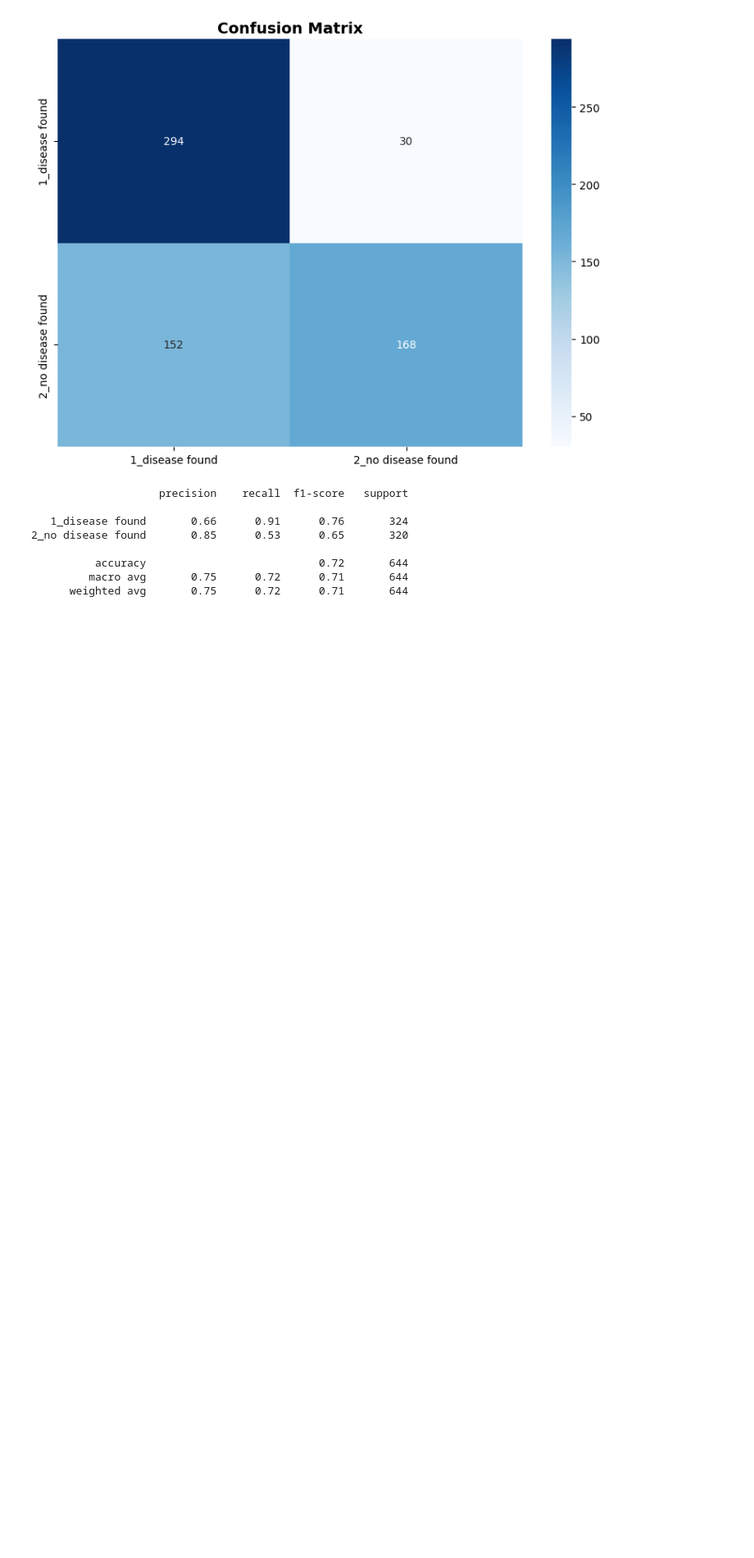
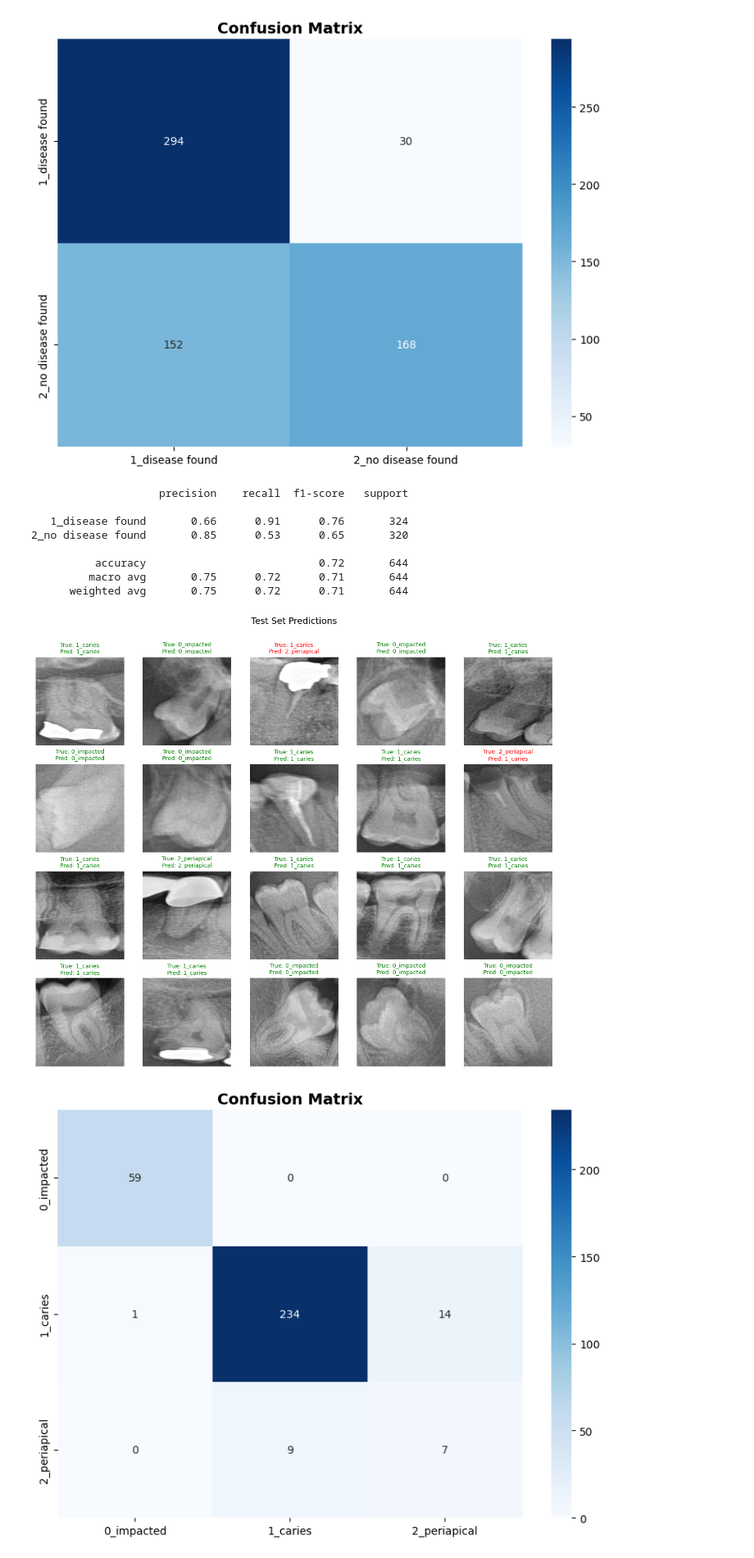
Before and after one commit to abdubakr77/dental-xray-ai, a Jupyter notebook: Notebooks/08_stage3_disease_classifier.ipynb, the cells around one changed output. Shown at 82% size. Drawn from its saved outputs; the diff is of its cells as text; code cells hidden in the pictures; blank space fills up the shorter version.

Commit message:
feat(stage-3): train and evaluate disease classifier

```diff
--- a/Notebooks/08_stage3_disease_classifier.ipynb
+++ b/Notebooks/08_stage3_disease_classifier.ipynb
@@ -181,3 +181,33 @@ show_confusion_matrix(all_labels,all_preds,h_uh_train_dataset.classes,save_dir=o
           accuracy                           0.72       644
          macro avg       0.75      0.72      0.71       644
       weighted avg       0.75      0.72      0.71       644
+# %%
+disease_classifier, optimizer, scheduler = build_swin_model(dis_data_yaml['disease_classifier']['nc'],
+                                                DIS_CONFIG['lr'],
+                                                0.0001,
+                                                25,dropout=0.4,
+                                                freeze_backbone=True,
+                                                scheduler_type='reduceLROnPlateau',
+                                                unfreeze_layers=['features.1','features.2','features.5','features.6'],
+                                                steps_per_epoch=len(dis_train_dl))
+# %%
+disease_classifier, history, best_epoch = train(disease_classifier,dis_train_dl,dis_valid_dl,
+                                                25,
+                                                FocalLoss(),
+                                                optimizer,
+                                                'loss',
+                                                7,
+                                                scheduler,
+                                                device_name=DIS_CONFIG['device_name'],save_dir=os.path.join(stage3_config['paths']['runs_s3_output'],'Disease Classifier','weights'))
+
+show_curves(history,save_dir=os.path.join(stage3_config['paths']['runs_s3_output'],'Disease Classifier'))
+# %%
+disease_classifier.load_state_dict(load(trained_models_config['disease_classification_model']['best'],map_location= device(DIS_CONFIG['device_name'])))
+
+all_labels, all_preds = predict_classifier(disease_classifier, dis_test_dl, DIS_CONFIG['device_name'], dis_train_dataset.classes,
+                                  show_plot=True,save_plot_path=os.path.join(stage3_config['paths']['runs_s3_output'],'Disease Classifier'))
+
+show_confusion_matrix(all_labels,all_preds,dis_train_dataset.classes,save_dir=os.path.join(stage3_config['paths']['runs_s3_output'],'Disease Classifier'))
+# %% [output]
+[figure, added]
+[figure, added]
```
Also changed, not shown: parts of 1 cell of this notebook.
